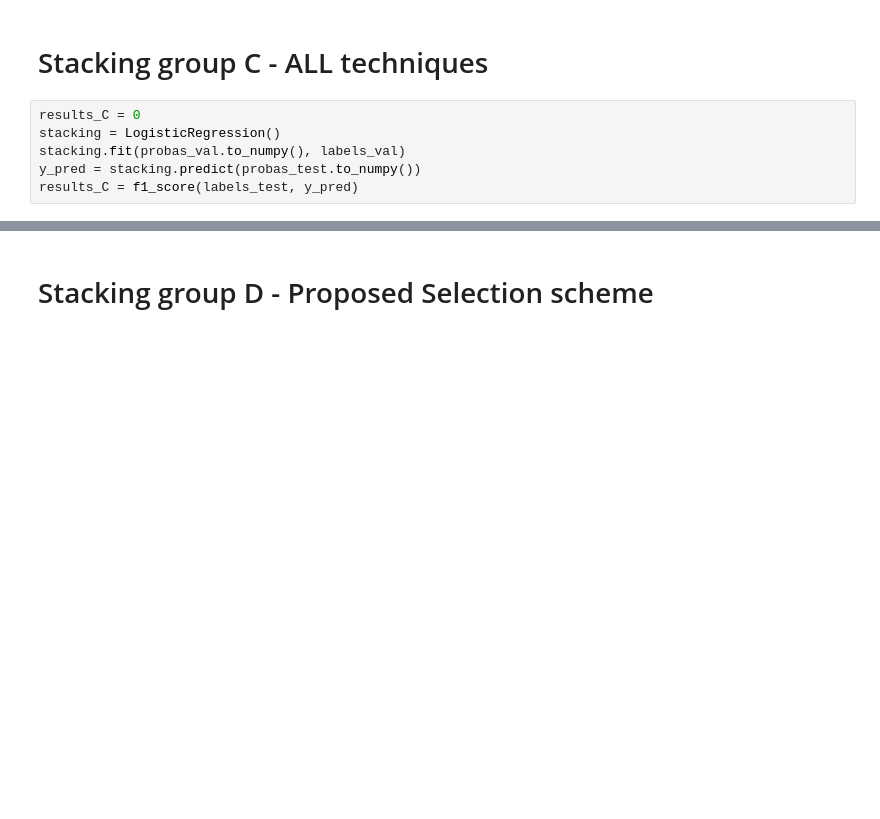
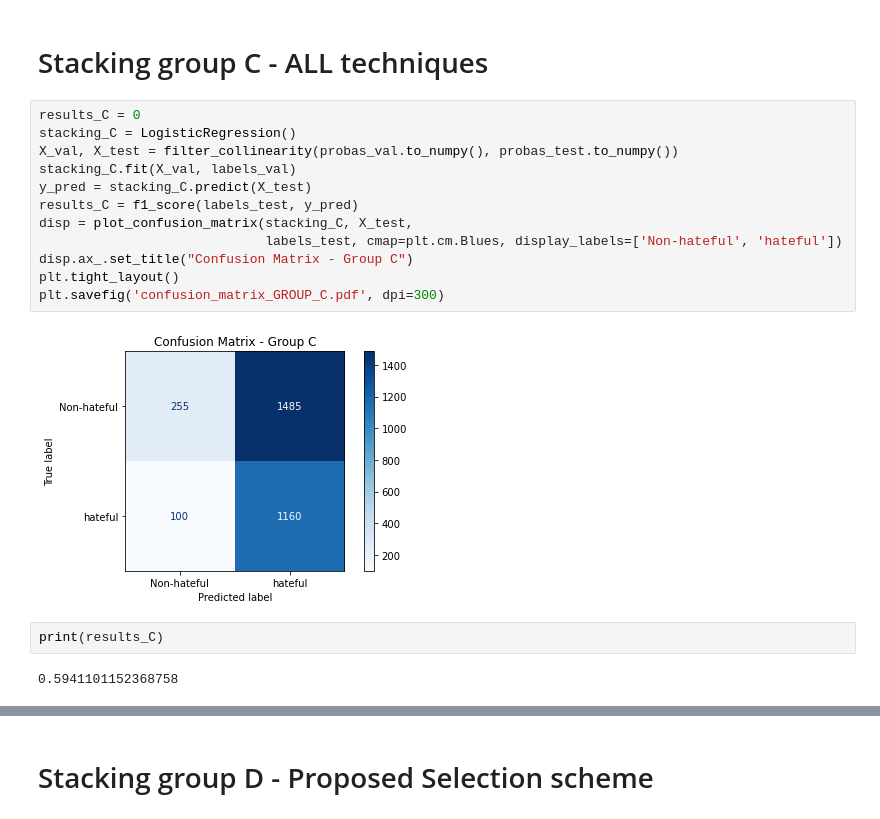
Before and after one commit to Menelau/Hate-Speech-MCS, a Jupyter notebook: Stacking-hateval.ipynb, the cells around one changed output, grey strips where cells are left out. Drawn from its saved outputs; the diff is of its cells as text; blank space fills up the shorter version.

```diff
--- a/Stacking-hateval.ipynb
+++ b/Stacking-hateval.ipynb
@@ -63,12 +118,24 @@ results_B
 array([0.59364133, 0.59231905, 0.62061463, 0.60233593, 0.61457233])
 # %% [markdown]
 # Stacking group C -  ALL techniques
-# %%
-results_C = 0
-stacking = LogisticRegression()
-stacking.fit(probas_val.to_numpy(), labels_val)
-y_pred = stacking.predict(probas_test.to_numpy())
-results_C = f1_score(labels_test, y_pred)
+# %%
+results_C = 0
+stacking_C = LogisticRegression()
+X_val, X_test = filter_collinearity(probas_val.to_numpy(), probas_test.to_numpy())
+stacking_C.fit(X_val, labels_val)
+y_pred = stacking_C.predict(X_test)
+results_C = f1_score(labels_test, y_pred)
+disp = plot_confusion_matrix(stacking_C, X_test,
+                             labels_test, cmap=plt.cm.Blues, display_labels=['Non-hateful', 'hateful'])
+disp.ax_.set_title("Confusion Matrix - Group C")
+plt.tight_layout()
+plt.savefig('confusion_matrix_GROUP_C.pdf', dpi=300)
+# %% [output]
+[figure, added]
+# %%
+print(results_C)
+# %% [output]
+0.5941101152368758
 # %%
 results_C
 # %% [output]
```
Also changed, not shown: parts of 24 cells of this notebook, 1 other file.
